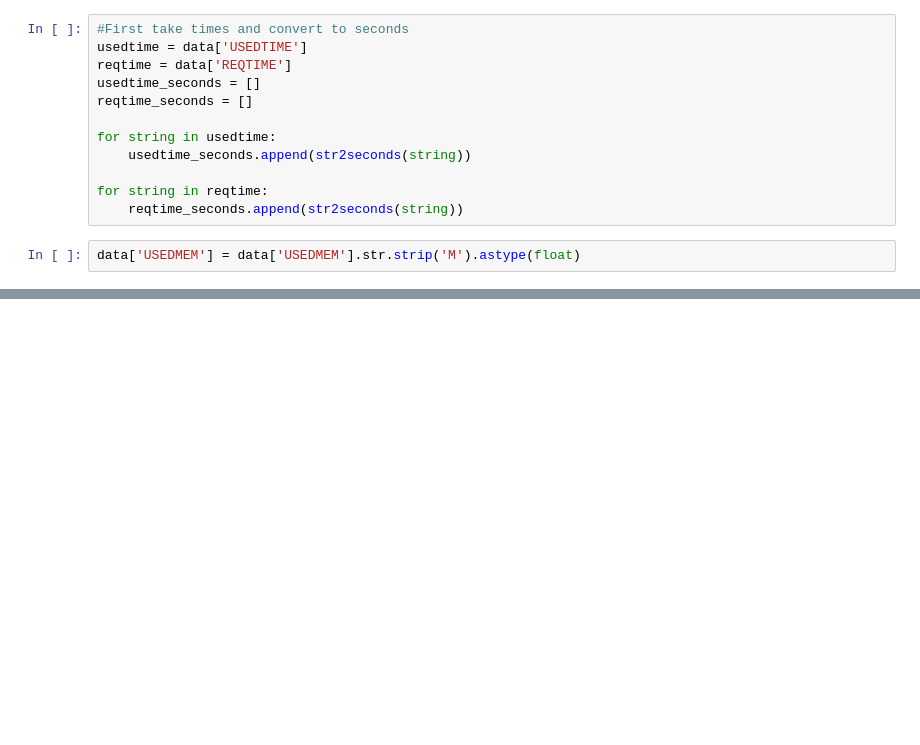
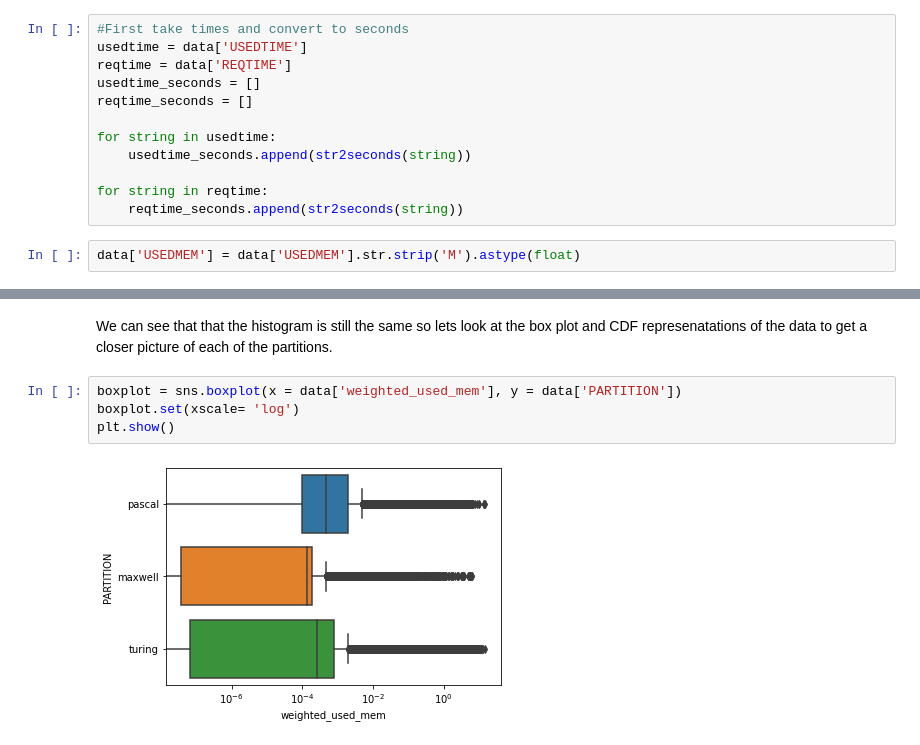
Before and after one commit to nss-data-science-cohort-6/accre_project-malted_milk_balls, a Jupyter notebook: ACCRE_data_notebook.ipynb, the cells around one changed output, grey strips where cells are left out. Drawn from its saved outputs; the diff is of its cells as text; blank space fills up the shorter version.

```diff
--- a/ACCRE_data_notebook.ipynb
+++ b/ACCRE_data_notebook.ipynb
@@ -50,0 +69,8 @@ turing = data[data['PARTITION'] == 'turing']
+# %% [markdown]
+We can see that that the histogram is still the same so lets look at the box plot and CDF represenatations of the data to get a closer picture of each of the partitions.
+# %%
+boxplot = sns.boxplot(x = data['weighted_used_mem'], y = data['PARTITION'])
+boxplot.set(xscale= 'log')
+plt.show()
+# %% [output]
+[figure, added]
```
Also changed, not shown: parts of 11 cells of this notebook.
